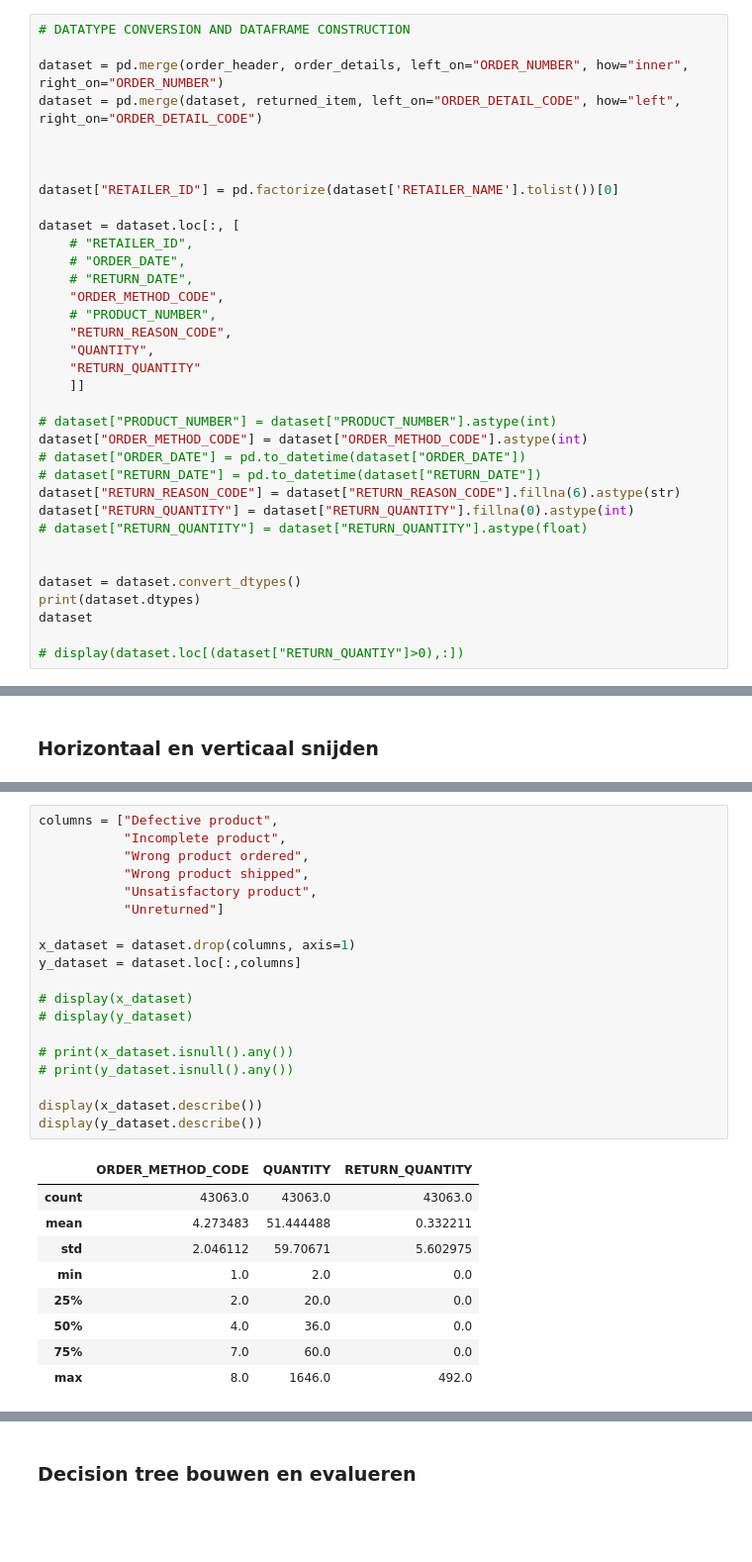
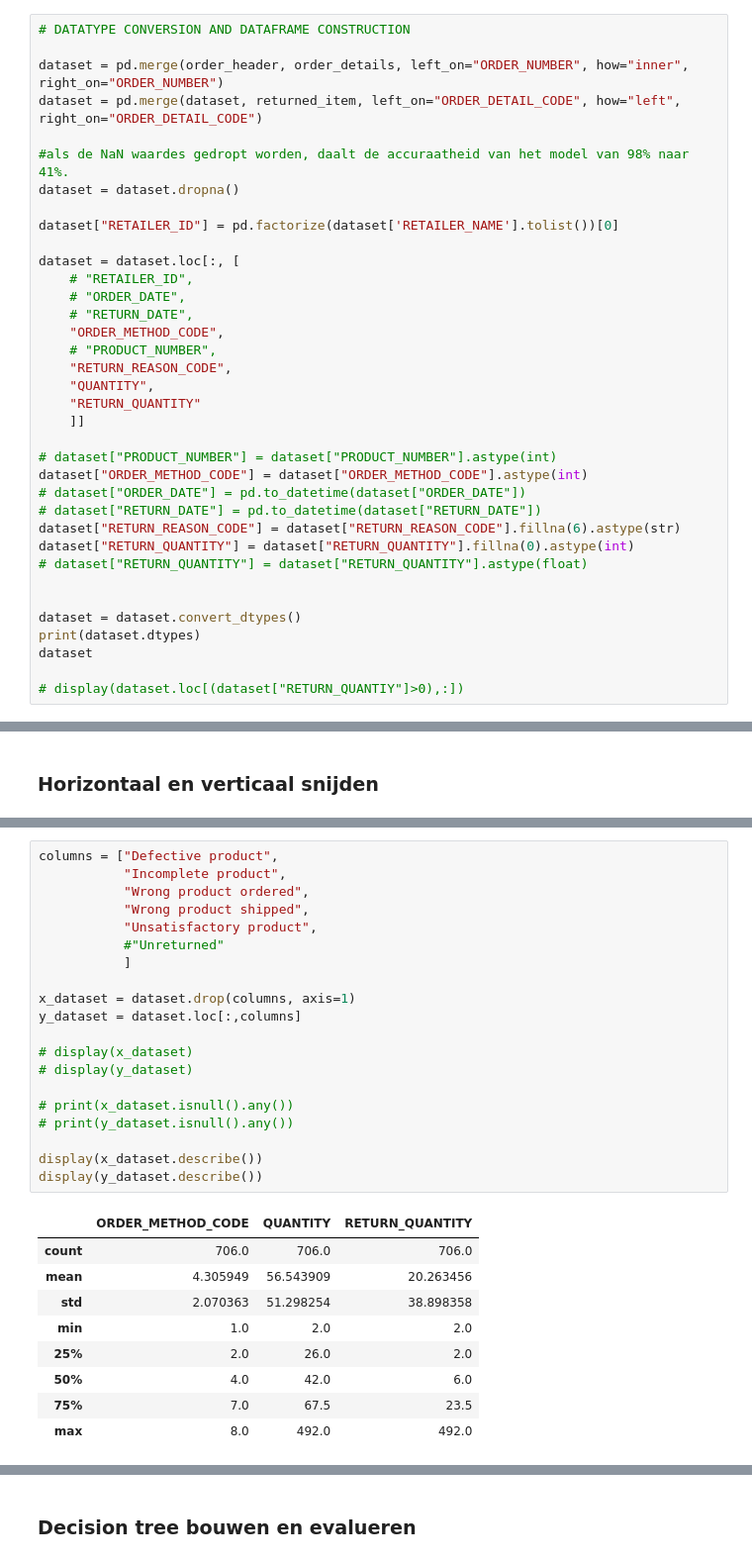
Before and after one commit to DKnightAnon/DEDS_repository, a Jupyter notebook: Week 8/Practicum_8.2_Classificatiemodellen.ipynb, the cells around one changed output, grey strips where cells are left out. Shown at 99% size. Cells and saved outputs as stored; diff of their text form; blank space fills up the shorter version.

```diff
--- a/Week 8/Practicum_8.2_Classificatiemodellen.ipynb
+++ b/Week 8/Practicum_8.2_Classificatiemodellen.ipynb
@@ -104,7 +104,8 @@ returned_item = returned_item[returned_item.columns.drop(list(returned_item.filt
 dataset = pd.merge(order_header, order_details, left_on="ORDER_NUMBER", how="inner", right_on="ORDER_NUMBER")
 dataset = pd.merge(dataset, returned_item, left_on="ORDER_DETAIL_CODE", how="left", right_on="ORDER_DETAIL_CODE")
 
-
+#als de NaN waardes gedropt worden, daalt de accuraatheid van het model van 98% naar 41%.
+dataset = dataset.dropna()
 
 dataset["RETAILER_ID"] = pd.factorize(dataset['RETAILER_NAME'].tolist())[0]
 
@@ -207,30 +205,31 @@ dtype: object
 # %%
 columns = ["Defective product",
            "Incomplete product",
            "Wrong product ordered",
            "Wrong product shipped",
            "Unsatisfactory product",
-           "Unreturned"]
+           #"Unreturned"
+           ]
 
 x_dataset = dataset.drop(columns, axis=1)
 y_dataset = dataset.loc[:,columns]
 
 # display(x_dataset)
 # display(y_dataset)
 
 # print(x_dataset.isnull().any())
 # print(y_dataset.isnull().any())
 
 display(x_dataset.describe())
 display(y_dataset.describe())
 # %% [output]
 |  | ORDER_METHOD_CODE | QUANTITY | RETURN_QUANTITY |
-| count | 43063.0 | 43063.0 | 43063.0 |
-| mean | 4.273483 | 51.444488 | 0.332211 |
-| std | 2.046112 | 59.70671 | 5.602975 |
-| min | 1.0 | 2.0 | 0.0 |
-| 25% | 2.0 | 20.0 | 0.0 |
-| 50% | 4.0 | 36.0 | 0.0 |
-| 75% | 7.0 | 60.0 | 0.0 |
-| max | 8.0 | 1646.0 | 492.0 |
+| count | 706.0 | 706.0 | 706.0 |
+| mean | 4.305949 | 56.543909 | 20.263456 |
+| std | 2.070363 | 51.298254 | 38.898358 |
+| min | 1.0 | 2.0 | 2.0 |
+| 25% | 2.0 | 26.0 | 2.0 |
+| 50% | 4.0 | 42.0 | 6.0 |
+| 75% | 7.0 | 67.5 | 23.5 |
+| max | 8.0 | 492.0 | 492.0 |
 |  | Defective product | Incomplete product | Wrong product ordered | Wrong product shipped | ... |
```
Also changed, not shown: parts of 12 cells of this notebook, 2 other files.
